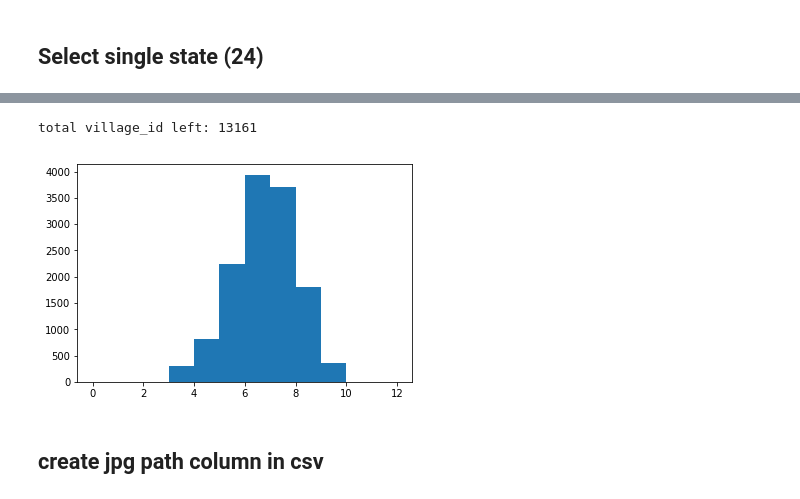
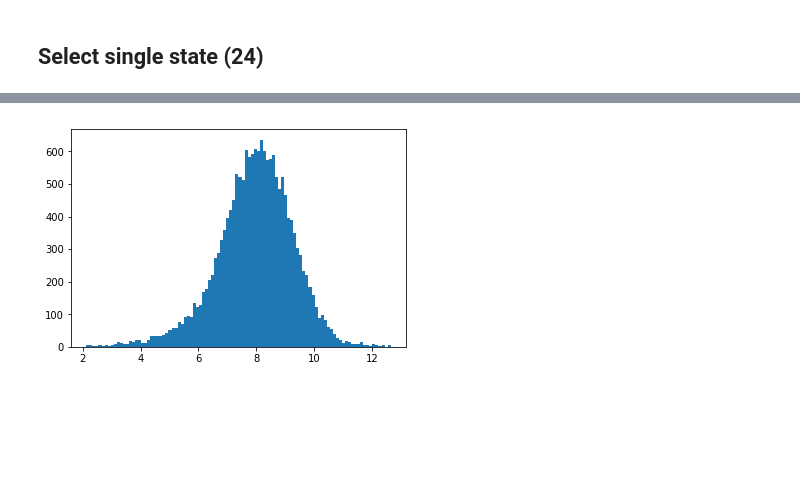
Before and after one commit to huwenjie333/cnn-population-mapping, a Jupyter notebook: code/pop_data_preprocess.ipynb, the cells around one changed output, grey strips where cells are left out. Drawn from its saved outputs; the diff is of its cells as text; code cells hidden in the pictures; blank space fills up the shorter version.

Commit message:
jpg path; remove 1% extreme; state 24

```diff
--- a/code/pop_data_preprocess.ipynb
+++ b/code/pop_data_preprocess.ipynb
@@ -349,0 +363,5 @@ df.to_csv('/home/timhu/data/all_paths_density_544k_May14.csv')
+# %%
+# remove 1% extrme data, filter out [0.5%, 99.5%] of pop_density_log2
+ql = df.pop_density_log2.quantile(0.005)
+qr = df.pop_density_log2.quantile(0.995)
+print('remove 1 percent rows with pop_density_log2 < %.3f or > %.3f' % (ql, qr))
@@ -349,0 +370,4 @@ df.to_csv('/home/timhu/data/all_paths_density_544k_May14.csv')
+# %%
+df = df.loc[(df.pop_density_log2 > ql) & (df.pop_density_log2 < qr)]
+df = df.loc[(df.l8_vis_path != '') & (df.s1_vis_path != '')]
+df.index = range(len(df))
@@ -351,8 +386,6 @@ df.to_csv('/home/timhu/data/all_paths_density_544k_May14.csv')
 ## Select single state (24)
 # %%
 df_state24 = df[df.state_id == 24].copy()
-# remove rows with missing l8 or s1 paths
-df_state24 = df_state24.loc[(df_state24.l8_vis_path != '') & (df_state24.s1_vis_path != '')]
 df_state24.index = range(len(df_state24))
 df_state24.tail()
 # %% [output]
@@ -384,11 +398,5 @@ df_state24.groupby('pop_density_class')['pop_density', 'pop_density_log2'].agg([
-# %%
-# remove village_id with extrme small/big densities
-df_state24 = df_state24[(df_state24.pop_density_class >= 3) & (df_state24.pop_density_class <= 9)]
-print('total village_id left:', len(df_state24))
-# %% [output]
-total village_id left: 13161
 # %%
-n, bins, patches = plt.hist(df_state24.pop_density_class.values, bins=range(df.pop_density_class.max()+1))
+n, bins, patches = plt.hist(df_state24.pop_density_log2.values, bins=100)
 # %% [output]
-[figure, old version]
+[figure, new version]
 # %%
@@ -396,2 +403,0 @@ df_state24.to_csv('/home/timhu/dfd-pop/data/annos_csv/state24_paths_density_labe
-# %% [markdown]
-## create jpg path column in csv
```
Also changed, not shown: parts of 14 cells of this notebook.
